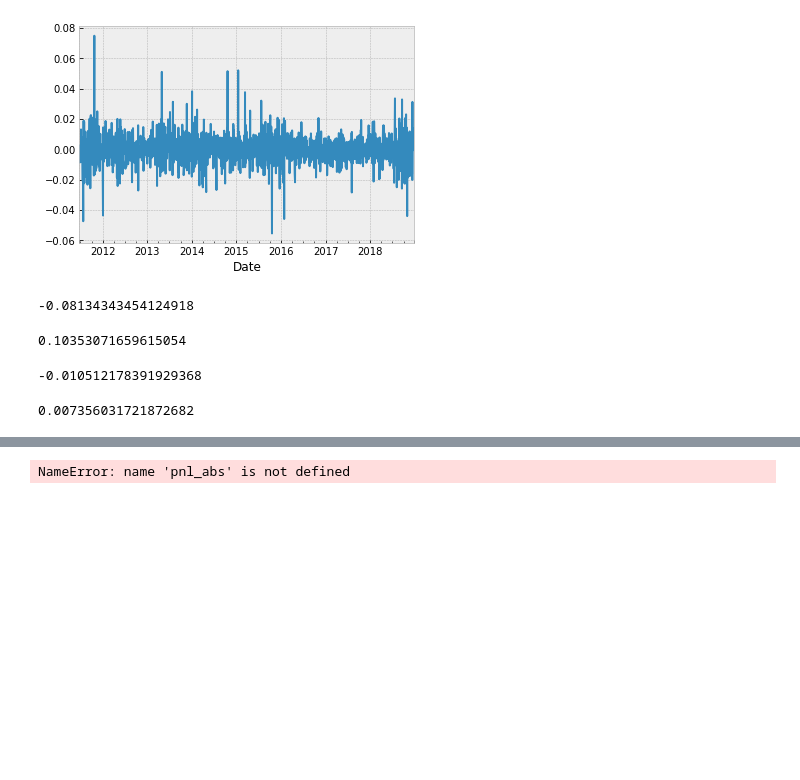
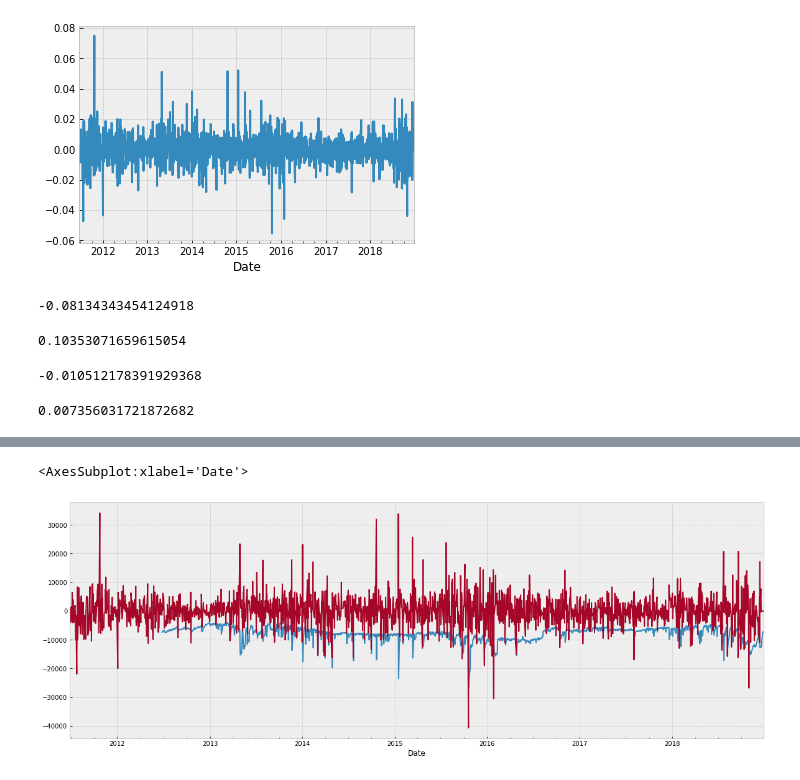
Before and after one commit to krems/cmf_case_1_week, a Jupyter notebook: blah-blah.ipynb, the cells around one changed output, grey strips where cells are left out. Cells and saved outputs as stored; diff of their text form; code cells hidden in the pictures; blank space fills up the shorter version.

```diff
--- a/blah-blah.ipynb
+++ b/blah-blah.ipynb
@@ -596,12 +596,14 @@ def calc_VaR(r, VaR_fun, L_history=252, level=0.05):
 
     return pd.Series(data=VaR, index=r.index, name=VaR_fun.__name__)
 # %%
-var_5 = calc_VaR(pnl_abs.dropna(), calculate_VaR_garch, 0.05)
+%%time
+var_5 = calc_VaR(pnl_abs.dropna(), calculate_VaR_garch, level=0.05)
 plt.figure(figsize=(20, 7))
 var_5.plot()
 pnl_abs.dropna().plot()
 # %% [output]
-NameError: name 'pnl_abs' is not defined
+<AxesSubplot:xlabel='Date'>
+[figure, added]
 # %%
 loss_var = pnl_abs.quantile(0.05)
 win_var = (-pnl_abs).quantile(0.05)
```
Also changed, not shown: parts of 5 cells of this notebook.
